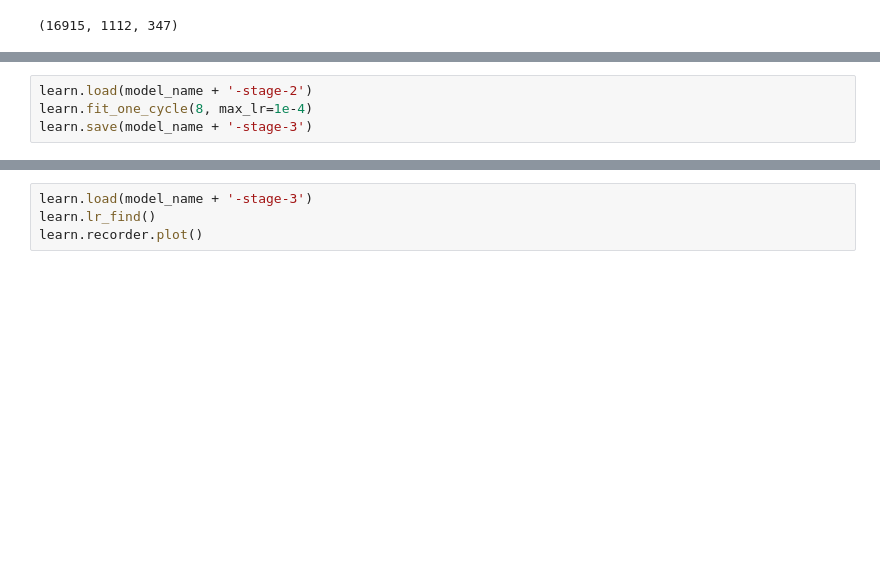
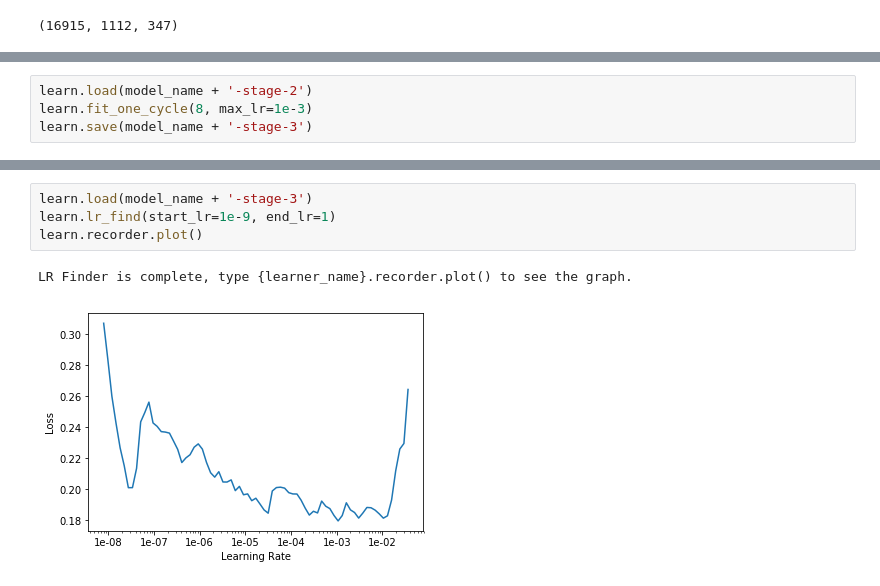
Before and after one commit to jhartquist/fastai_audio, a Jupyter notebook: notebooks/05. NSynth Pitch Frame.ipynb, the cells around one changed output, grey strips where cells are left out. Drawn from its saved outputs; the diff is of its cells as text; blank space fills up the shorter version.

```diff
--- a/notebooks/05. NSynth Pitch Frame.ipynb
+++ b/notebooks/05. NSynth Pitch Frame.ipynb
@@ -138,4 +158,4 @@ learn.recorder.plot()
 # %%
 learn.load(model_name + '-stage-2')
-learn.fit_one_cycle(8, max_lr=1e-4)
+learn.fit_one_cycle(8, max_lr=1e-3)
 learn.save(model_name + '-stage-3')
@@ -142,4 +173,7 @@ learn.save(model_name + '-stage-3')
 # %%
 learn.load(model_name + '-stage-3')
-learn.lr_find()
+learn.lr_find(start_lr=1e-9, end_lr=1)
 learn.recorder.plot()
+# %% [output]
+LR Finder is complete, type {learner_name}.recorder.plot() to see the graph.
+[figure, added]
```
Also changed, not shown: parts of 15 cells of this notebook.
